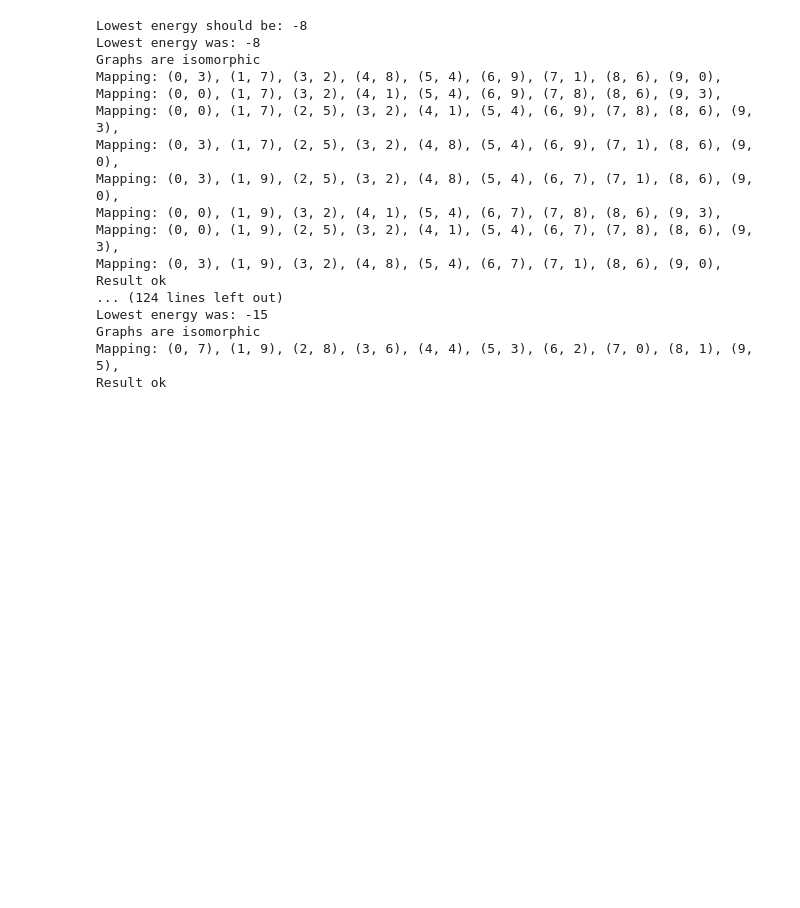
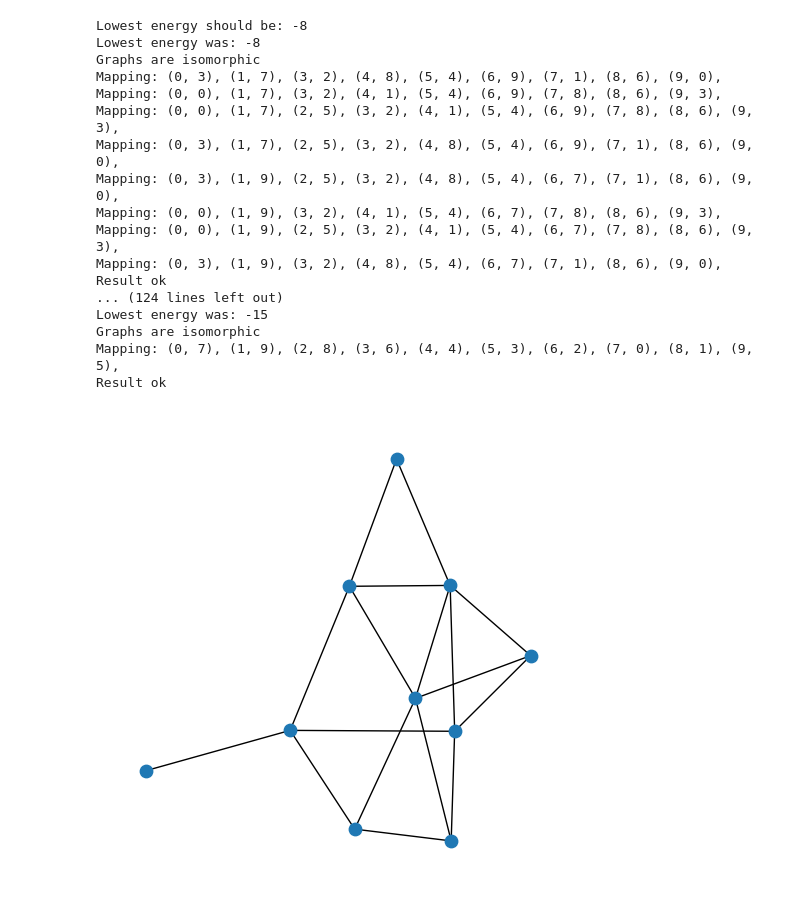
Before and after one commit to vuorenkoski/AQC, a Jupyter notebook: graph_isomorphism/graph_isomorphism.ipynb, the cells around one changed output. Cells and saved outputs as stored; diff of their text form; code cells hidden in the pictures; blank space fills up the shorter version.

```diff
--- a/graph_isomorphism/graph_isomorphism.ipynb
+++ b/graph_isomorphism/graph_isomorphism.ipynb
@@ -662,3 +643,18 @@ Lowest energy was: -15
 Graphs are isomorphic
 Mapping: (0, 7), (1, 9), (2, 8), (3, 6), (4, 4), (5, 3), (6, 2), (7, 0), (8, 1), (9, 5),
 Result ok
+# %%
+seed = 42
+vertices2 = 10
+random.seed(seed)
+G = nx.gnp_random_graph(vertices2, 0.30, seed, directed=False)
+pos = nx.spring_layout(G)
+
+fig_size = 6
+plt.figure(figsize=(fig_size, fig_size))
+nx.draw_networkx_edges(G, pos)
+nx.draw_networkx_nodes(G, pos, node_size=80)
+plt.axis("off")
+plt.show()
+# %% [output]
+[figure, added]
```
Also changed, not shown: parts of 15 cells of this notebook, 3 other files.
